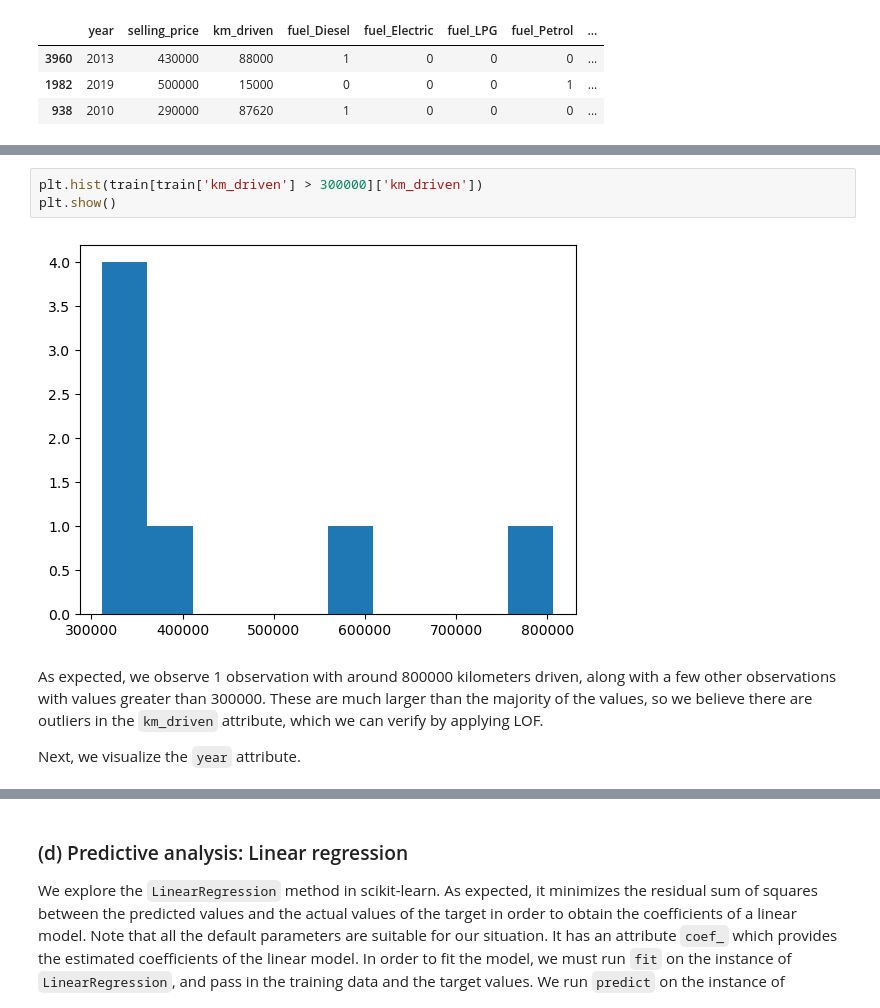
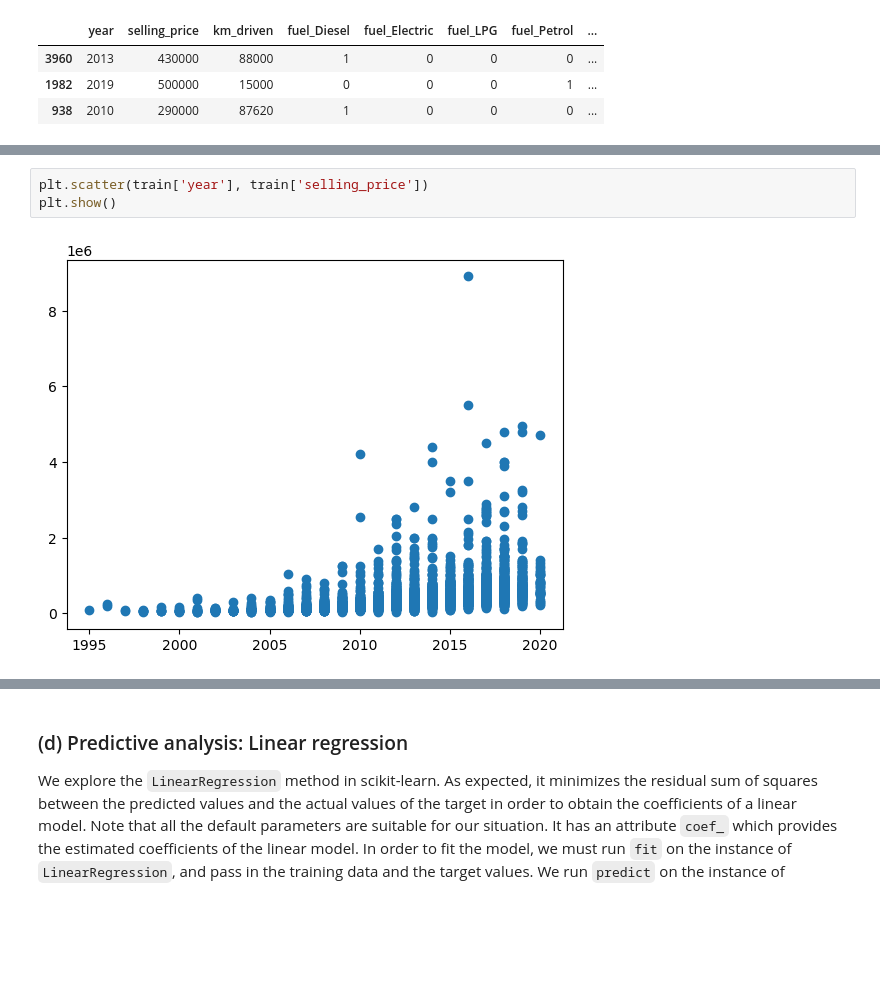
Before and after one commit to Natasa127/CSI4142-A3, a Jupyter notebook: Regression.ipynb, the cells around one changed output, grey strips where cells are left out. Cells and saved outputs as stored; diff of their text form; blank space fills up the shorter version.

```diff
--- a/Regression.ipynb
+++ b/Regression.ipynb
@@ -388,9 +392,5 @@ We observe that almost all of the values are less than 300000. Since the x-axis
 # %%
-plt.hist(train[train['km_driven'] > 300000]['km_driven'])
+plt.scatter(train['year'], train['selling_price'])
 plt.show()
 # %% [output]
-[figure, old version]
+[figure, new version]
-# %% [markdown]
-As expected, we observe 1 observation with around 800000 kilometers driven, along with a few other observations with values greater than 300000. These are much larger than the majority of the values, so we believe there are outliers in the `km_driven` attribute, which we can verify by applying LOF.
-
-Next, we visualize the `year` attribute.
```
Also changed, not shown: parts of 22 cells of this notebook.
